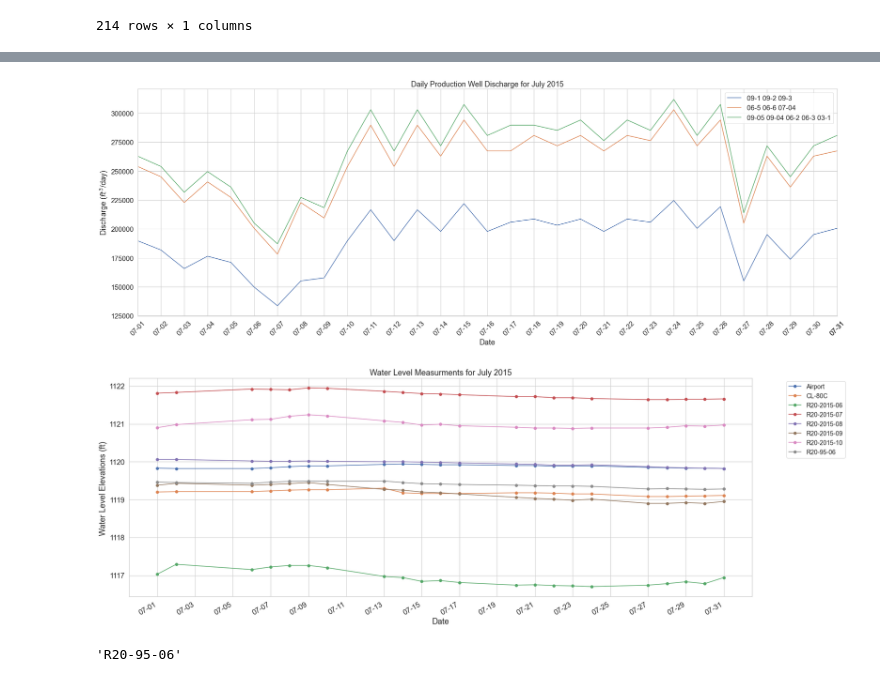
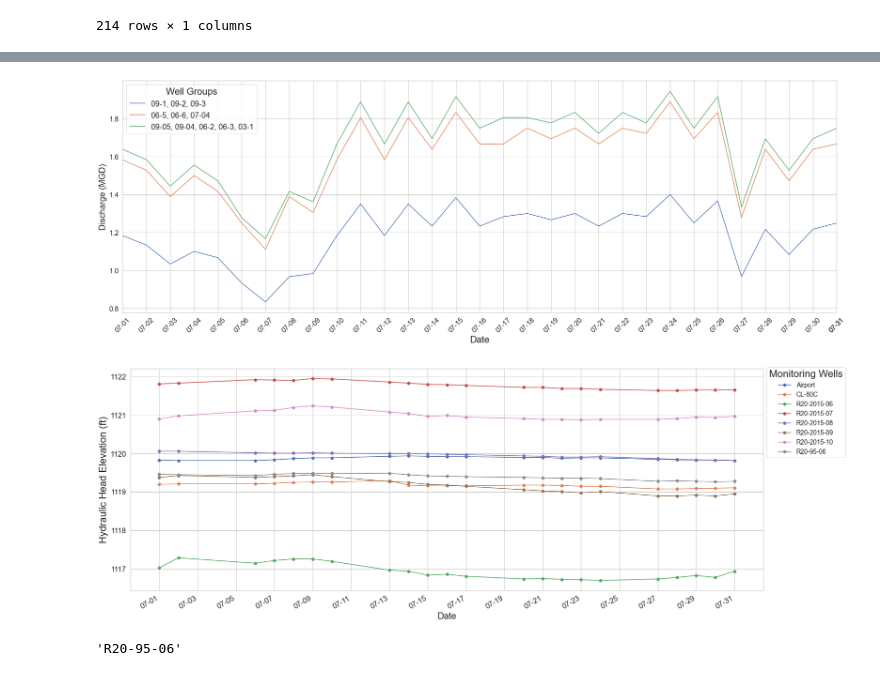
Before and after one commit to nlamkey/LCRWS, a Jupyter notebook: stream-gauge-data.ipynb, the cells around one changed output, grey strips where cells are left out. Drawn from its saved outputs; the diff is of its cells as text; code cells hidden in the pictures.

```diff
--- a/stream-gauge-data.ipynb
+++ b/stream-gauge-data.ipynb
@@ -36,10 +36,10 @@ else:
 # %% [output]
 Path exists, set as working directory
 # %%
-gauge_path = os.path.join(path_to_working_directory, "missouri-river-near-maskal.csv")
-precip_path = os.path.join(path_to_working_directory,"vermillion-precip.csv")
-pumping_path = os.path.join(path_to_working_directory,"pumping-rates-july.csv")
-obsv_path = os.path.join(path_to_working_directory, "pumping-rates.csv")
+gauge_path = os.path.join(path_to_working_directory,'data',"missouri-river-near-maskal.csv")
+precip_path = os.path.join(path_to_working_directory,'data',"vermillion-precip.csv")
+pumping_path = os.path.join(path_to_working_directory,'data',"pumping-rates-july.csv")
+obsv_path = os.path.join(path_to_working_directory,'data', "pumping-rates.csv")
 egan_stage_path=os.path.join(path_to_working_directory, "")
 # %%
 vermillion_precip = pd.read_csv(precip_path,
@@ -214,4 +227,6 @@ pumping_rates = pd.read_csv(pumping_path,
                                        index_col=['Date']
                                        )
 pumping_rates["Q"]
+pumping_rates['Q_MGD'] = pumping_rates['Q'] * 6.22884 / 1000000
+pumping_rates
 # %% [output]
@@ -233,25 +249,25 @@ import seaborn as sns
 
 fig, ax = plt.subplots(figsize=(30,10))
 
-labels = {"09-1 09-2 09-3":["09-1"],
-          "06-5 06-6 07-04":["07-4"],
-          "09-05 09-04 06-2 06-3 03-1":["03-1"]}
+labels = {"09-1, 09-2, 09-3":["09-1"],
+          "06-5, 06-6, 07-04":["07-4"],
+          "09-05, 09-04, 06-2, 06-3, 03-1":["03-1"]}
 color = sns.color_palette("Paired",n_colors=10)
 
 
 for i, k in pumping_rates.groupby("Well"):
-    k.groupby("Well").plot(y = "Q",
+    k.groupby("Well").plot(y = "Q_MGD",
                            label=i,
 
                            ax=ax)
 
 
-ax.set(ylabel="Discharge ($ft^3$/day)",
-       title="Daily Production Well Discharge for July 2015"
-      )
 
+plt.ylabel("Discharge (MGD)",fontsize=20)
+# fig.suptitle("Daily Production Well Discharge for July 2015", fontsize='22')
+plt.xlabel("Date",fontsize="22")
 ax.legend(labels=labels,
-           )
+           title='Well Groups',title_fontsize='22',fontsize="18")
 # leg = ax.get_legend()
 # leg.legendHandles[0].set_color('yellow')
 # leg.legendHandles[1].set_color('black')
@@ -278,7 +294,7 @@ locs = list(ax.get_xticks())+ [mdates.date2num(datetime.datetime(2015,7,31))]
 locator= matplotlib.ticker.FixedLocator(locs)
 ax.xaxis.set_major_locator(locator)
 # %% [output]
-[figure, old version]
+[figure, new version]
 # %%
 obs_wells = pd.read_csv(obsv_path,
                         parse_dates=['date'],
@@ -301,38 +317,39 @@ for label, grp in df.groupby('Name'):
              marker="o"
 
             )
-ax.legend(bbox_to_anchor=(1.05, 1),loc='upper left',prop={'size':14})
+ax.legend(bbox_to_anchor=(1., 1.02),loc='upper left',prop={'size':14},title='Monitoring Wells',title_fontsize='22',
+          fontsize='22')
 
 # start = datetime.datetime(2015,6,30)
 # end = datetime.datetime(2015,8,1)
 # dates_list = [start + datetime.timedelta(days=x) for x in range(0, (end-start).days+1)]
 # ax.set_xlim(dates_list[0],dates_list[-1])
 
 # myFmt = mdates.DateFormatter('%m-%d')
 # months = mdates.MonthLocator()
 # days = mdates.DayLocator()
 # dayss = mdates.DayLocator(bymonthday =())
 
 # ax.xaxis.set_major_formatter(myFmt)
 # ax.xaxis.set_major_locator(months)
 # ax.xaxis.set_minor_locator(days)
 # ax.xaxis.set_minor_locator(dayss)
 
 # locs = list(ax.get_xticks())+ [mdates.date2num(datetime.datetime(2015,7,31))]
 # locator= matplotlib.ticker.FixedLocator(locs)
 # ax.xaxis.set_major_locator(locator)
 
 date_form = DateFormatter("%m-%d")
 ax.xaxis.set_major_formatter(date_form)
 ax.xaxis.set_major_locator(mdates.DayLocator(interval=2))
 
-ax.set(title = "Water Level Measurments for July 2015",
-       xlabel="Date",
-       ylabel = "Water Level Elevations (ft) ")
 
+# fig.suptitle("Hydraulic Head Measurments for July 2015", fontsize="22")
+plt.xlabel("Date",fontsize='20')
+plt.ylabel("Hydraulic Head Elevation (ft)", fontsize='22')
 plt.show()
 # %% [output]
-[figure, old version]
+[figure, new version]
 # %%
 label
 # %% [output]
```
Also changed, not shown: parts of 4 cells of this notebook.
